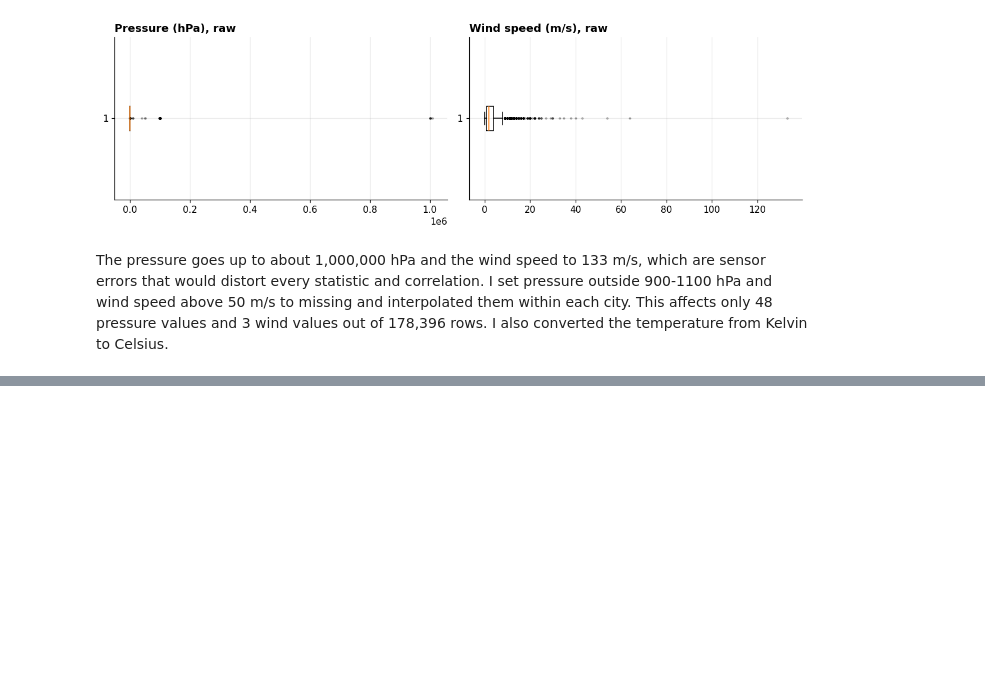
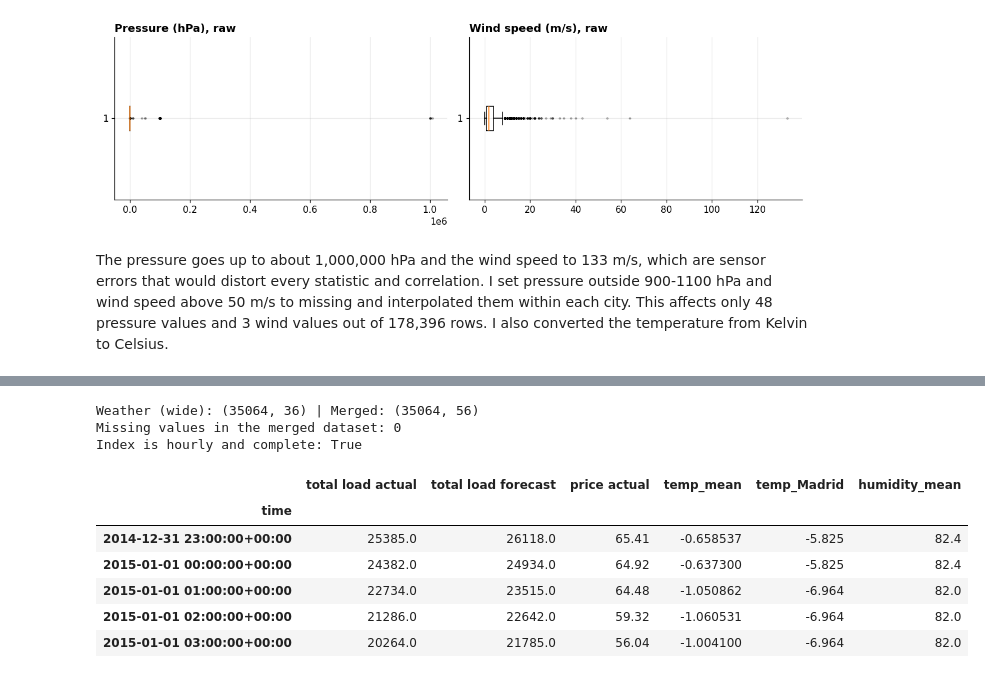
Before and after one commit to Keaane/Energy-demand-time-series-pipeline., a Jupyter notebook: task1_eda/Task1_Preprocessing_EDA.ipynb, the cells around one changed output, grey strips where cells are left out. Cells and saved outputs as stored; diff of their text form; code cells hidden in the pictures; blank space fills up the shorter version.

Commit message:
Merge cleaned weather with energy data

```diff
--- a/task1_eda/Task1_Preprocessing_EDA.ipynb
+++ b/task1_eda/Task1_Preprocessing_EDA.ipynb
@@ -362,0 +366,21 @@ The pressure goes up to about 1,000,000 hPa and the wind speed to 133 m/s, which
+# %%
+weather_clean = clean_weather(weather_raw)
+df_clean = merge_energy_weather(energy_clean, weather_clean)
+
+print("Weather (wide):", weather_clean.shape, "| Merged:", df_clean.shape)
+assert len(df_clean) == len(energy_clean) == 35064
+assert df_clean.isna().sum().sum() == 0
+print("Missing values in the merged dataset:", int(df_clean.isna().sum().sum()))
+print("Index is hourly and complete:", (df_clean.index.to_series().diff().dropna() == pd.Timedelta(hours=1)).all())
+display(df_clean[[TARGET, "total load forecast", "price actual", "temp_mean", "temp_Madrid", "humidity_mean"]].head())
+# %% [output]
+Weather (wide): (35064, 36) | Merged: (35064, 56)
+Missing values in the merged dataset: 0
+Index is hourly and complete: True
+|  | total load actual | total load forecast | price actual | temp_mean | temp_Madrid | humidity_mean |
+| time |  |  |  |  |  |  |
+| 2014-12-31 23:00:00+00:00 | 25385.0 | 26118.0 | 65.41 | -0.658537 | -5.825 | 82.4 |
+| 2015-01-01 00:00:00+00:00 | 24382.0 | 24934.0 | 64.92 | -0.637300 | -5.825 | 82.4 |
+| 2015-01-01 01:00:00+00:00 | 22734.0 | 23515.0 | 64.48 | -1.050862 | -6.964 | 82.0 |
+| 2015-01-01 02:00:00+00:00 | 21286.0 | 22642.0 | 59.32 | -1.060531 | -6.964 | 82.0 |
+| 2015-01-01 03:00:00+00:00 | 20264.0 | 21785.0 | 56.04 | -1.004100 | -6.964 | 82.0 |
```
Also changed, not shown: parts of 1 cell of this notebook.
